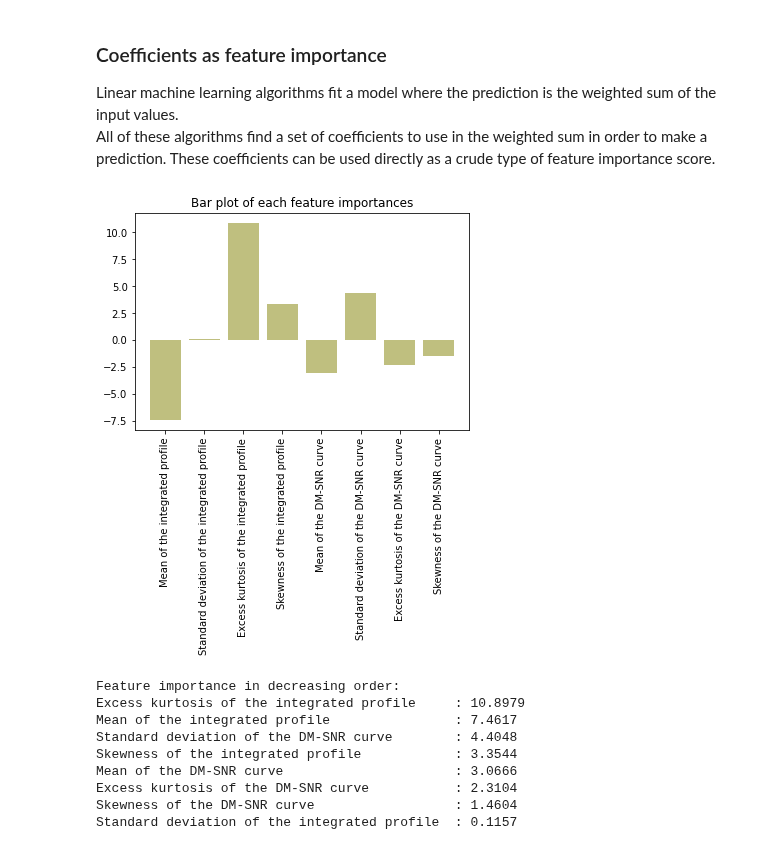
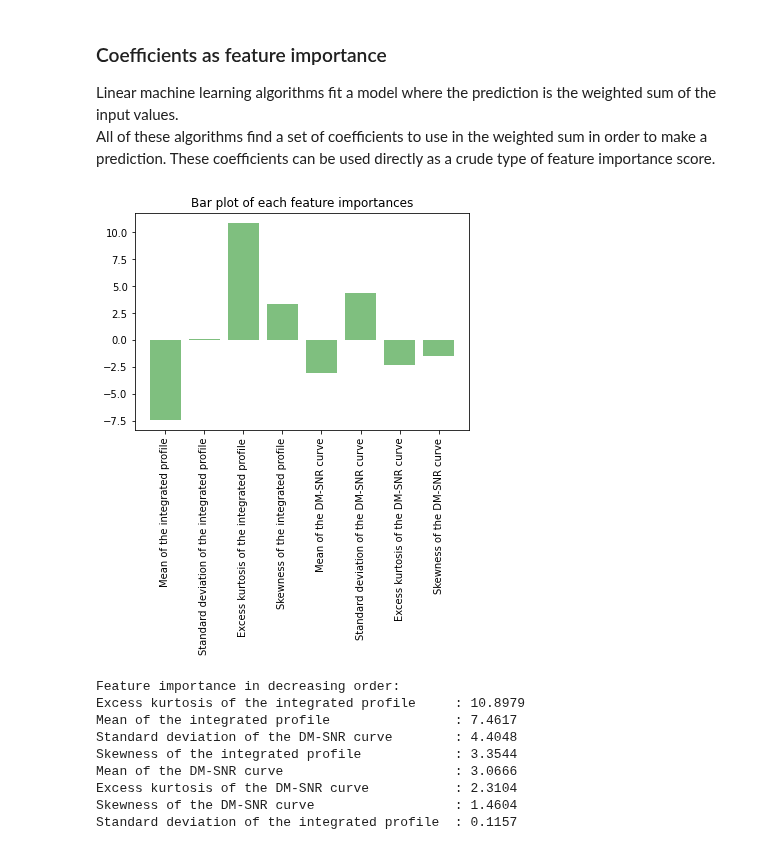
Before and after one commit to foukonana/MSc_MachineLearning_Asgmts, a Jupyter notebook: Assignments/Asgmt7_FeatureSelection/asgmt7_afoudouli.ipynb, the cells around one changed output. Cells and saved outputs as stored; diff of their text form; code cells hidden in the pictures.

```diff
--- a/Assignments/Asgmt7_FeatureSelection/asgmt7_afoudouli.ipynb
+++ b/Assignments/Asgmt7_FeatureSelection/asgmt7_afoudouli.ipynb
@@ -89,16 +90,16 @@ All of these algorithms find a set of coefficients to use in the weighted sum in
 # %%
 clf = LogisticRegression(random_state=119)
 
 clf.fit(X_train, y_train)
 lg_importance = clf.coef_
 
 
-plt.bar(x=feature_names, height=lg_importance[0], alpha=0.5, color='olive')
+plt.bar(x=feature_names, height=lg_importance[0], alpha=0.5, color='green')
 plt.xticks(rotation=90)
 plt.title('Bar plot of each feature importances')
 plt.show()
 # %% [output]
-[figure, old version]
+[figure, new version]
 # %%
 feat_importance = sorted([(i,abs(x)) for i,x in enumerate(lg_importance[0])], key=lambda x:x[1], reverse=True)
 select4 = [x[0] for x in feat_importance[:4]]
```
Also changed, not shown: parts of 4 cells of this notebook.
